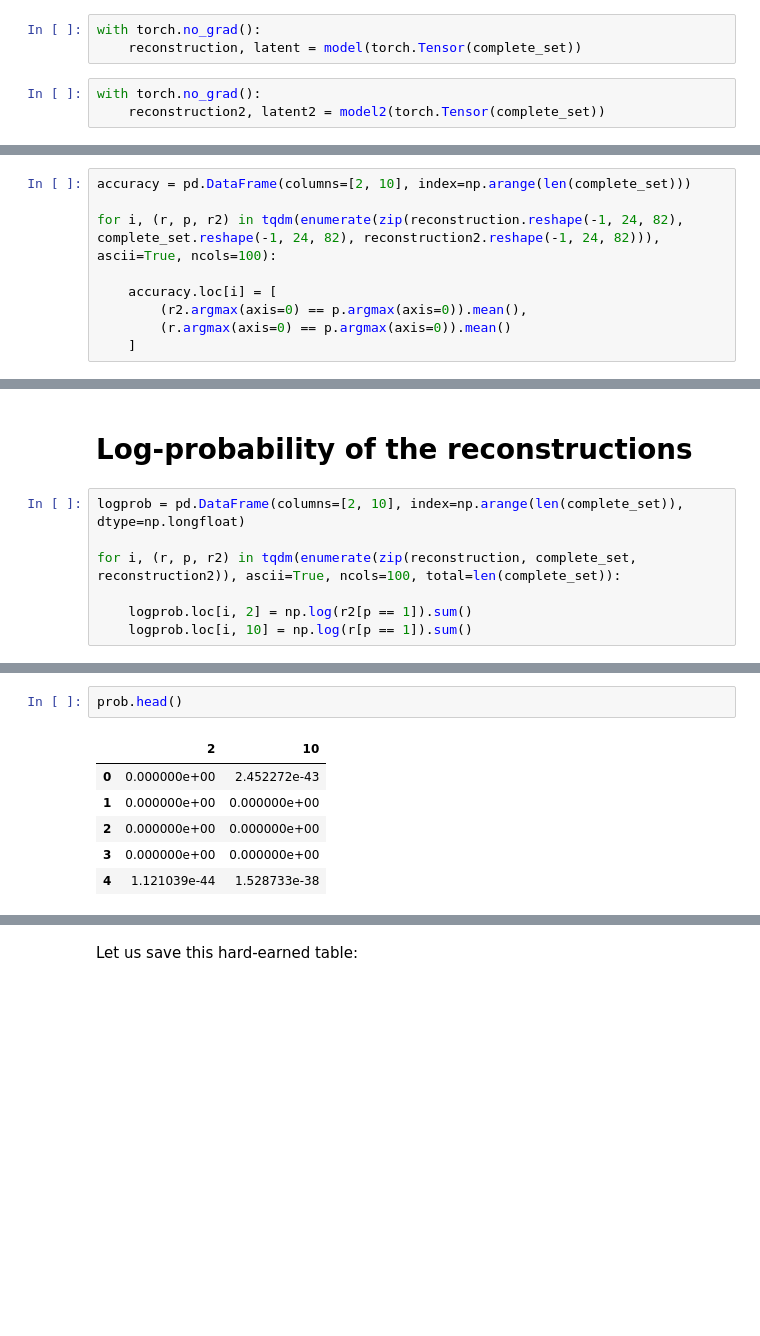
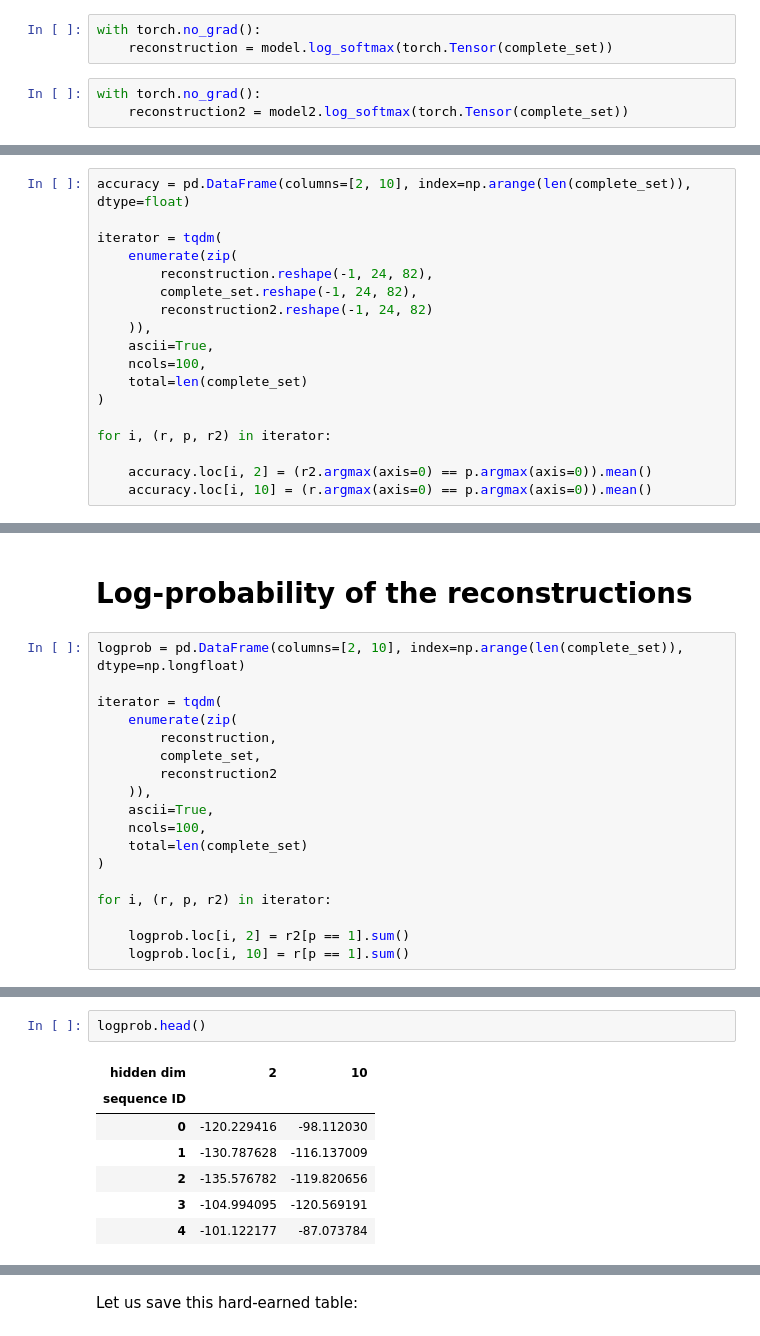
Before and after one commit to bdura/pgm-project, a Jupyter notebook: notebooks/Visualization.ipynb, the cells around one changed output, grey strips where cells are left out. Drawn from its saved outputs; the diff is of its cells as text; blank space fills up the shorter version.

```diff
--- a/notebooks/Visualization.ipynb
+++ b/notebooks/Visualization.ipynb
@@ -63,9 +65,9 @@ prot.plot_sequence(title='Test', save=GRAPHICS_PATH+'test-visualization.pdf')
 # %%
 with torch.no_grad():
-    reconstruction, latent = model(torch.Tensor(complete_set))
+    reconstruction = model.log_softmax(torch.Tensor(complete_set))
 # %%
 with torch.no_grad():
-    reconstruction2, latent2 = model2(torch.Tensor(complete_set))
+    reconstruction2 = model2.log_softmax(torch.Tensor(complete_set))
 # %%
 reconstruction = np.array(reconstruction)
 # %%
@@ -73,11 +75,20 @@ reconstruction2 = np.array(reconstruction2)
 # %% [markdown]
 # Accuracy of the reconstructions
 # %%
-accuracy = pd.DataFrame(columns=[2, 10], index=np.arange(len(complete_set)))
+accuracy = pd.DataFrame(columns=[2, 10], index=np.arange(len(complete_set)), dtype=float)
 
-for i, (r, p, r2) in tqdm(enumerate(zip(reconstruction.reshape(-1, 24, 82), complete_set.reshape(-1, 24, 82), reconstruction2.reshape(-1, 24, 82))), ascii=True, ncols=100):
+iterator = tqdm(
+    enumerate(zip(
+        reconstruction.reshape(-1, 24, 82),
+        complete_set.reshape(-1, 24, 82),
+        reconstruction2.reshape(-1, 24, 82)
+    )),
+    ascii=True,
+    ncols=100,
+    total=len(complete_set)
+)
 
-    accuracy.loc[i] = [
-        (r2.argmax(axis=0) == p.argmax(axis=0)).mean(),
-        (r.argmax(axis=0) == p.argmax(axis=0)).mean()
-    ]
+for i, (r, p, r2) in iterator:
+
+    accuracy.loc[i, 2] = (r2.argmax(axis=0) == p.argmax(axis=0)).mean()
+    accuracy.loc[i, 10] = (r.argmax(axis=0) == p.argmax(axis=0)).mean()
@@ -129,7 +133,18 @@ accuracy = pd.read_csv('accuracy.csv', index_col=0)
 # %%
 logprob = pd.DataFrame(columns=[2, 10], index=np.arange(len(complete_set)), dtype=np.longfloat)
 
-for i, (r, p, r2) in tqdm(enumerate(zip(reconstruction, complete_set, reconstruction2)), ascii=True, ncols=100, total=len(complete_set)):
+iterator = tqdm(
+    enumerate(zip(
+        reconstruction,
+        complete_set,
+        reconstruction2
+    )),
+    ascii=True,
+    ncols=100,
+    total=len(complete_set)
+)
 
-    logprob.loc[i, 2] = np.log(r2[p == 1]).sum()
-    logprob.loc[i, 10] = np.log(r[p == 1]).sum()
+for i, (r, p, r2) in iterator:
+
+    logprob.loc[i, 2] = r2[p == 1].sum()
+    logprob.loc[i, 10] = r[p == 1].sum()
@@ -150,10 +163,11 @@ logprob.describe()
 # %%
-prob.head()
+logprob.head()
 # %% [output]
-|  | 2 | 10 |
-| 0 | 0.000000e+00 | 2.452272e-43 |
-| 1 | 0.000000e+00 | 0.000000e+00 |
-| 2 | 0.000000e+00 | 0.000000e+00 |
-| 3 | 0.000000e+00 | 0.000000e+00 |
-| 4 | 1.121039e-44 | 1.528733e-38 |
+| hidden dim | 2 | 10 |
+| sequence ID |  |  |
+| 0 | -120.229416 | -98.112030 |
+| 1 | -130.787628 | -116.137009 |
+| 2 | -135.576782 | -119.820656 |
+| 3 | -104.994095 | -120.569191 |
+| 4 | -101.122177 | -87.073784 |
 # %%
```
Also changed, not shown: parts of 13 cells of this notebook, 6 other files.
